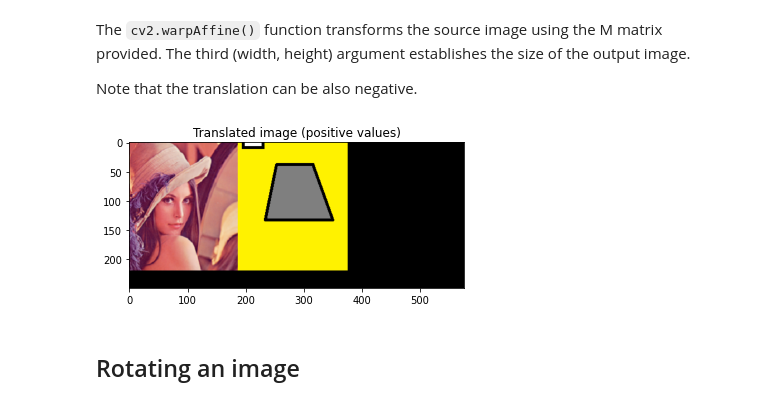
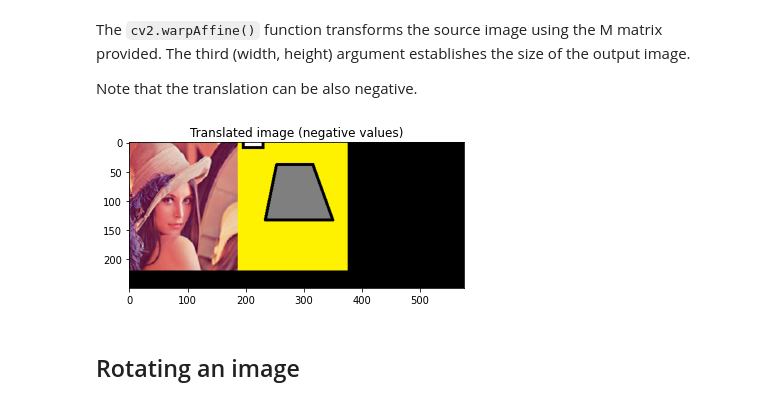
Before and after one commit to rahiakela/opencv-projects-and-guide, a Jupyter notebook: mastering-opencv4-with-python/5-image-processing-techniques/2_geometric_image_transformations.ipynb, the cells around one changed output. Drawn from its saved outputs; the diff is of its cells as text; code cells hidden in the pictures.

```diff
--- a/mastering-opencv4-with-python/5-image-processing-techniques/2_geometric_image_transformations.ipynb
+++ b/mastering-opencv4-with-python/5-image-processing-techniques/2_geometric_image_transformations.ipynb
@@ -111,13 +111,13 @@ Note that the translation can be also negative.
 # %%
 M = np.float32([
    [1, 0, -200],
    [0, 1, -30]
 ])
 
 dst_image = cv2.warpAffine(image, M, (width, height))
 
-show_with_matplotlib(dst_image, 'Translated image (positive values)')
+show_with_matplotlib(dst_image, 'Translated image (negative values)')
 # %% [output]
-[figure, old version]
+[figure, new version]
 # %% [markdown]
 ## Rotating an image
```
